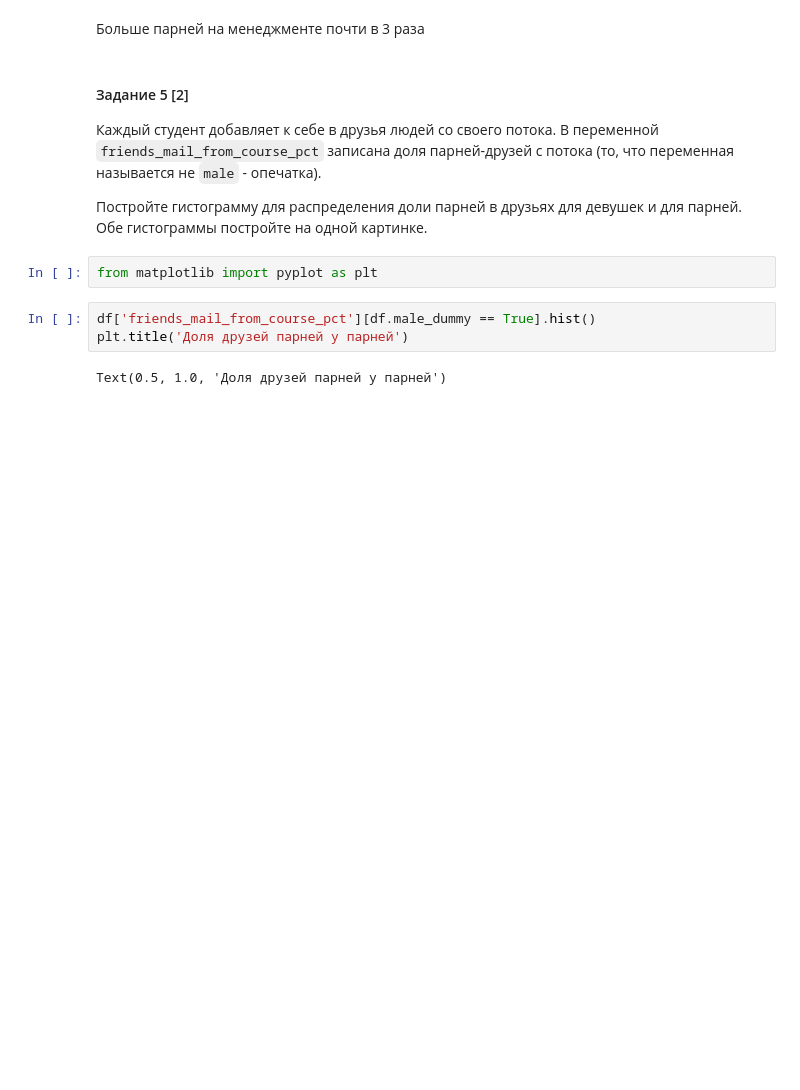
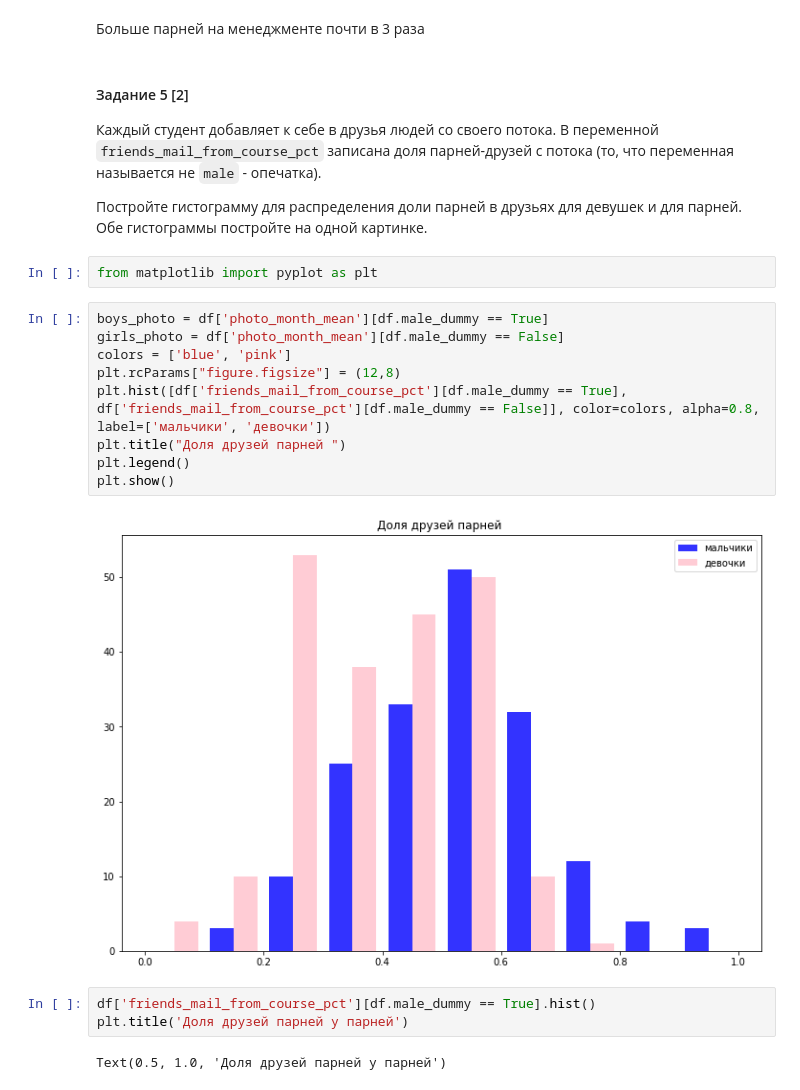
Before and after one commit to DenisKochetov/vk_hse_eda, a Jupyter notebook: hw1_3.ipynb, the cells around one changed output. Cells and saved outputs as stored; diff of their text form; blank space fills up the shorter version.

Commit message:
Fixed task 5 [2]
Made hists on single plot

```diff
--- a/hw1_3.ipynb
+++ b/hw1_3.ipynb
@@ -242,6 +242,17 @@ len(df[(df.is_bmm == False) & (df.male_dummy == True)]) / len(df[(df.is_bmm == T
 Постройте гистограмму для распределения доли парней в друзьях для девушек и для парней. Обе гистограммы постройте на одной картинке.
 # %%
 from matplotlib import pyplot as plt
+# %%
+boys_photo = df['photo_month_mean'][df.male_dummy == True]
+girls_photo = df['photo_month_mean'][df.male_dummy == False]
+colors = ['blue', 'pink']
+plt.rcParams["figure.figsize"] = (12,8)
+plt.hist([df['friends_mail_from_course_pct'][df.male_dummy == True], df['friends_mail_from_course_pct'][df.male_dummy == False]], color=colors, alpha=0.8, label=['мальчики', 'девочки'])
+plt.title("Доля друзей парней ")
+plt.legend()
+plt.show()
+# %% [output]
+[figure, added]
 # %%
 df['friends_mail_from_course_pct'][df.male_dummy == True].hist()
 plt.title('Доля друзей парней у парней')
```
Also changed, not shown: parts of 1 cell of this notebook.
